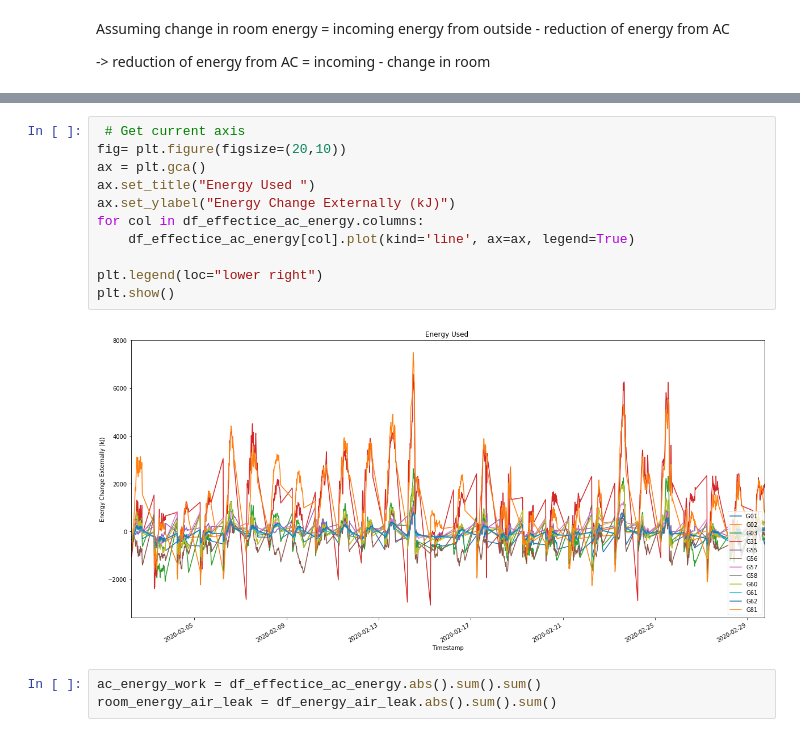
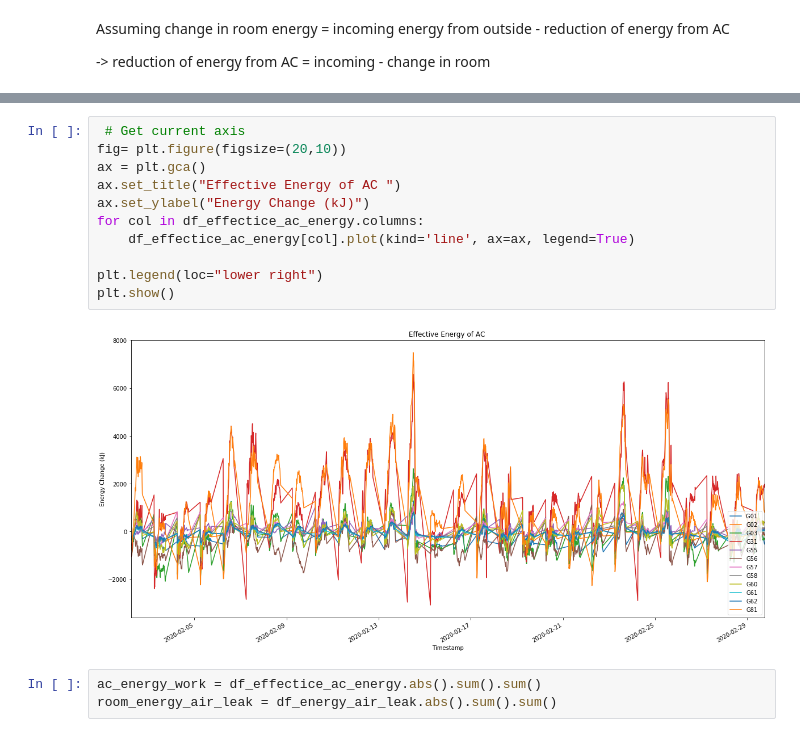
Before and after one commit to Pencilvesterr/TRC4200_LTB, a Jupyter notebook: master_notebook.ipynb, the cells around one changed output, grey strips where cells are left out. Drawn from its saved outputs; the diff is of its cells as text.

```diff
--- a/master_notebook.ipynb
+++ b/master_notebook.ipynb
@@ -126,16 +126,16 @@ df_energy_room_change.iloc[1:3]
 # %%
  # Get current axis
 fig= plt.figure(figsize=(20,10))
 ax = plt.gca()
-ax.set_title("Energy Used ")
-ax.set_ylabel("Energy Change Externally (kJ)")
+ax.set_title("Effective Energy of AC ")
+ax.set_ylabel("Energy Change (kJ)")
 for col in df_effectice_ac_energy.columns:
     df_effectice_ac_energy[col].plot(kind='line', ax=ax, legend=True)
 
 plt.legend(loc="lower right")
 plt.show()
 # %% [output]
-[figure, old version]
+[figure, new version]
 # %%
 ac_energy_work = df_effectice_ac_energy.abs().sum().sum()
 room_energy_air_leak = df_energy_air_leak.abs().sum().sum()
```
Also changed, not shown: parts of 6 cells of this notebook, 1 other file.
